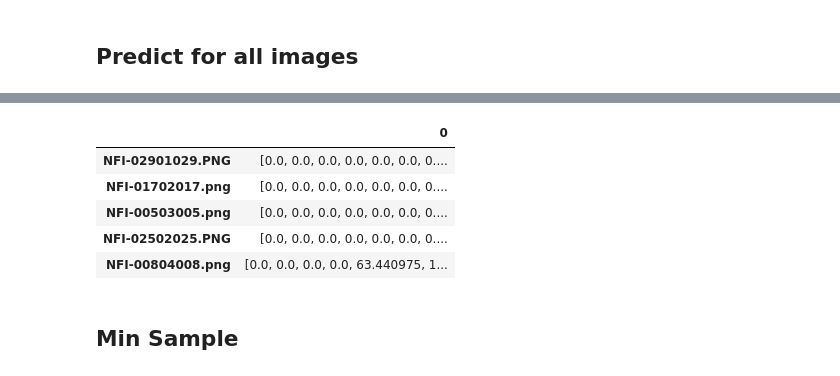
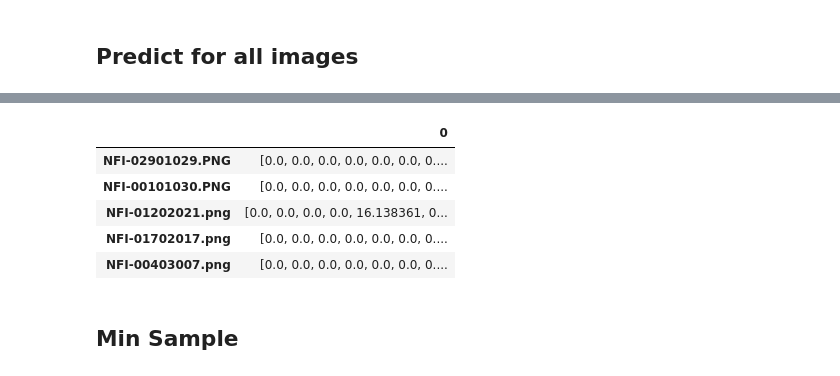
Before and after one commit to xrhd/Compare-Handwritten-Signatures-using-VGG19, a Jupyter notebook: signatures_similarity.ipynb, the cells around one changed output, grey strips where cells are left out. Saved outputs shown, nothing was run; the diff lists cells and outputs as text; code cells hidden in the pictures.

Commit message:
2x more data

```diff
--- a/signatures_similarity.ipynb
+++ b/signatures_similarity.ipynb
@@ -62,7 +62,7 @@ print(vgg16_feature.shape)
 ## Predict for all images
 # %%
 # define path
-path = 'handwritten-signatures/sample_Signature/genuine'
+path = 'handwritten-signatures/sample_Signature/data'
 
 # define input filenames
 filenames = os.listdir(f'{path}/')
@@ -86,8 +86,8 @@ sig_df.head()
 |  | 0 |
 | NFI-02901029.PNG | [0.0, 0.0, 0.0, 0.0, 0.0, 0.0, 0.... |
+| NFI-00101030.PNG | [0.0, 0.0, 0.0, 0.0, 0.0, 0.0, 0.... |
+| NFI-01202021.png | [0.0, 0.0, 0.0, 0.0, 16.138361, 0... |
 | NFI-01702017.png | [0.0, 0.0, 0.0, 0.0, 0.0, 0.0, 0.... |
-| NFI-00503005.png | [0.0, 0.0, 0.0, 0.0, 0.0, 0.0, 0.... |
-| NFI-02502025.PNG | [0.0, 0.0, 0.0, 0.0, 0.0, 0.0, 0.... |
-| NFI-00804008.png | [0.0, 0.0, 0.0, 0.0, 63.440975, 1... |
+| NFI-00403007.png | [0.0, 0.0, 0.0, 0.0, 0.0, 0.0, 0.... |
 # %% [markdown]
 ## Min Sample
```
Also changed, not shown: parts of 8 cells of this notebook.
